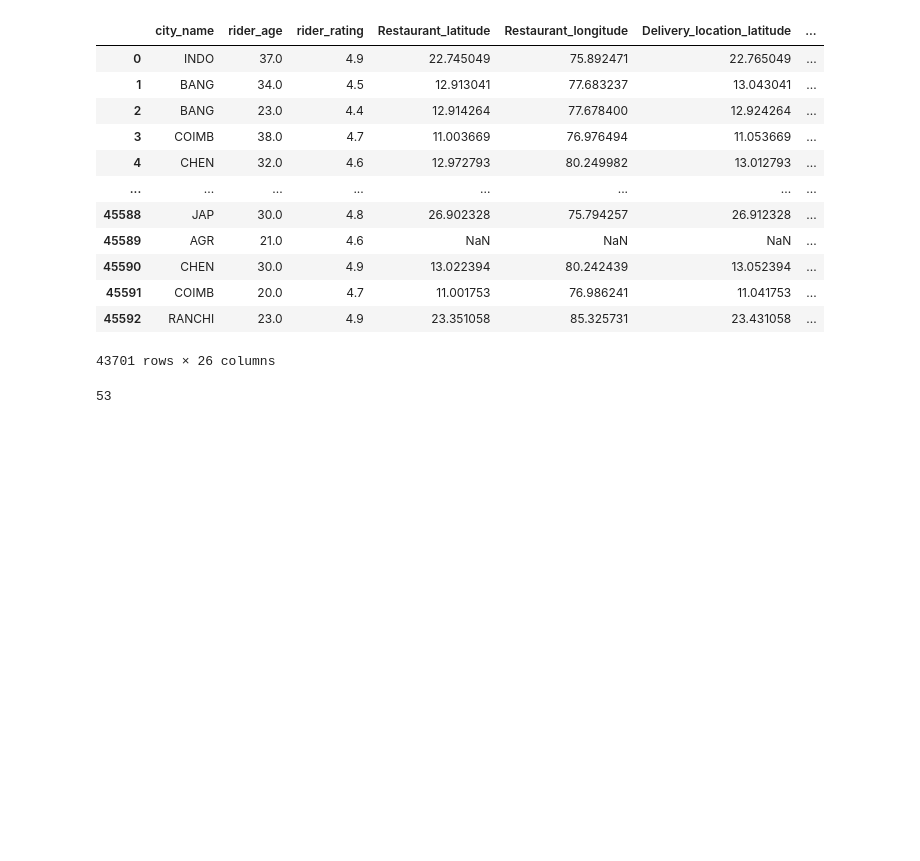
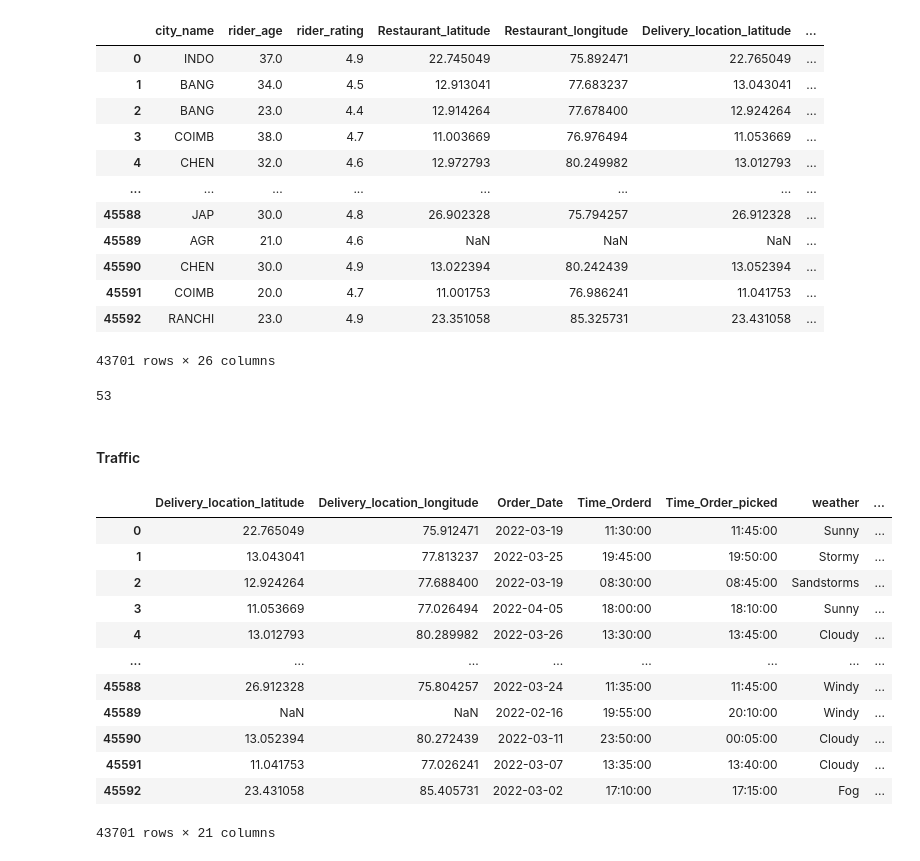
Before and after one commit to rabin20-04/delivery_time_prediction, a Jupyter notebook: delivery_t_pred.ipynb, the cells around one changed output. Drawn from its saved outputs; the diff is of its cells as text; code cells hidden in the pictures; blank space fills up the shorter version.

Commit message:
DC : road-traffic

```diff
--- a/delivery_t_pred.ipynb
+++ b/delivery_t_pred.ipynb
@@ -809,3 +809,21 @@ cleaned_df.rename({"pickup_time":"pick_time_minutes"},axis=1)
 cleaned_df.weather.isna().sum()
 # %% [output]
 53
+# %% [markdown]
+#### Traffic
+# %%
+cleaned_df.iloc[:,5:]
+# %% [output]
+|  | Delivery_location_latitude | Delivery_location_longitude | Order_Date | Time_Orderd | Time_Order_picked | weather | ... |
+| 0 | 22.765049 | 75.912471 | 2022-03-19 | 11:30:00 | 11:45:00 | Sunny | ... |
+| 1 | 13.043041 | 77.813237 | 2022-03-25 | 19:45:00 | 19:50:00 | Stormy | ... |
+| 2 | 12.924264 | 77.688400 | 2022-03-19 | 08:30:00 | 08:45:00 | Sandstorms | ... |
+| 3 | 11.053669 | 77.026494 | 2022-04-05 | 18:00:00 | 18:10:00 | Sunny | ... |
+| 4 | 13.012793 | 80.289982 | 2022-03-26 | 13:30:00 | 13:45:00 | Cloudy | ... |
+| ... | ... | ... | ... | ... | ... | ... | ... |
+| 45588 | 26.912328 | 75.804257 | 2022-03-24 | 11:35:00 | 11:45:00 | Windy | ... |
+| 45589 | NaN | NaN | 2022-02-16 | 19:55:00 | 20:10:00 | Windy | ... |
+| 45590 | 13.052394 | 80.272439 | 2022-03-11 | 23:50:00 | 00:05:00 | Cloudy | ... |
+| 45591 | 11.041753 | 77.026241 | 2022-03-07 | 13:35:00 | 13:40:00 | Cloudy | ... |
+| 45592 | 23.431058 | 85.405731 | 2022-03-02 | 17:10:00 | 17:15:00 | Fog | ... |
+43701 rows × 21 columns
```
Also changed, not shown: parts of 4 cells of this notebook.
